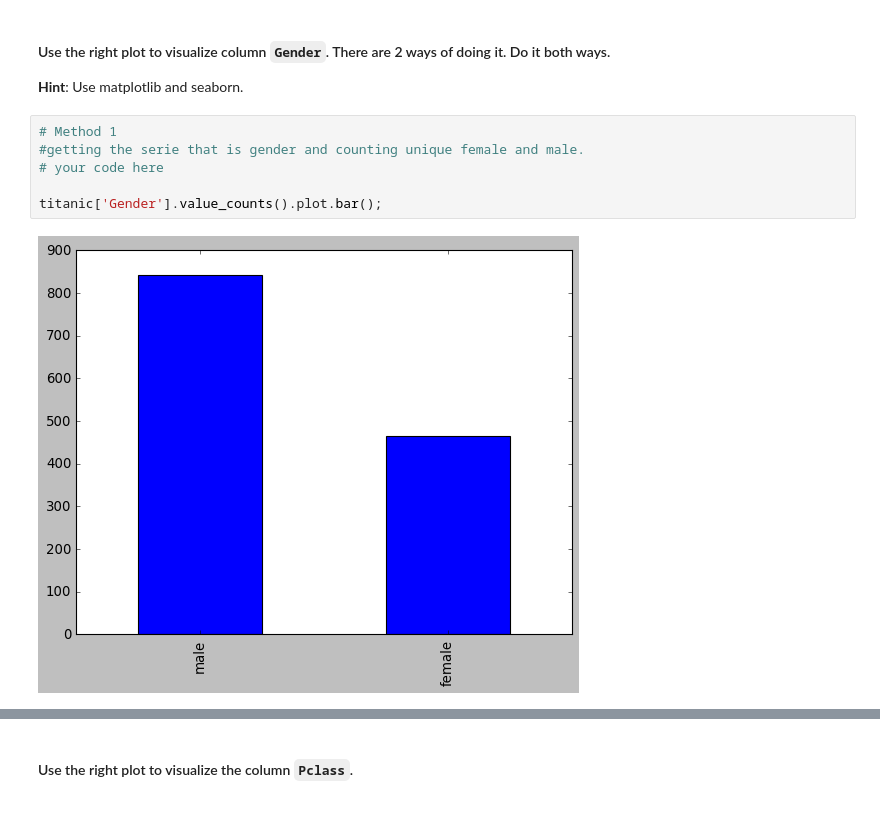
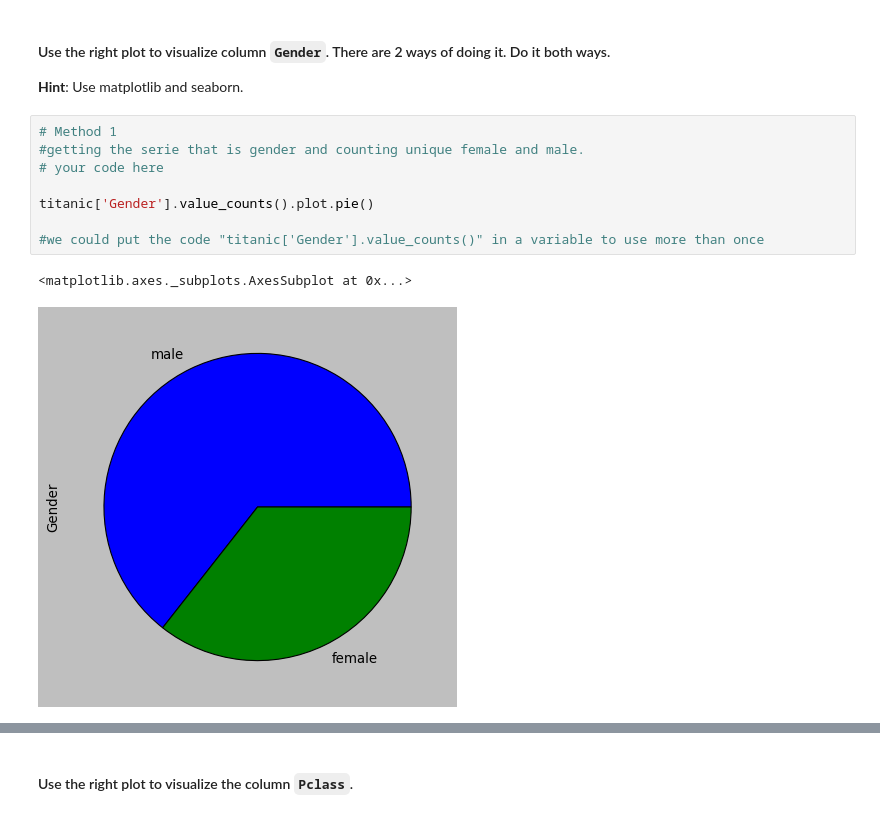
Before and after one commit to Adonis232/dataptmad0420, a Jupyter notebook: module-2/matplotlib-seaborn/your-code/main.ipynb, the cells around one changed output, grey strips where cells are left out. Cells and saved outputs as stored; diff of their text form.

```diff
--- a/module-2/matplotlib-seaborn/your-code/main.ipynb
+++ b/module-2/matplotlib-seaborn/your-code/main.ipynb
@@ -325,11 +326,14 @@ sns.distplot(titanic['Age'],bins=90)
 # %%
 # Method 1
 #getting the serie that is gender and counting unique female and male.
 # your code here
 
-titanic['Gender'].value_counts().plot.bar();
+titanic['Gender'].value_counts().plot.pie()
+
+#we could put the code "titanic['Gender'].value_counts()" in a variable to use more than once
 # %% [output]
+<matplotlib.axes._subplots.AxesSubplot at 0x...>
-[figure, old version]
+[figure, new version]
 # %%
 # Method 2 - seaborn
 # your code here
```
Also changed, not shown: parts of 6 cells of this notebook.
